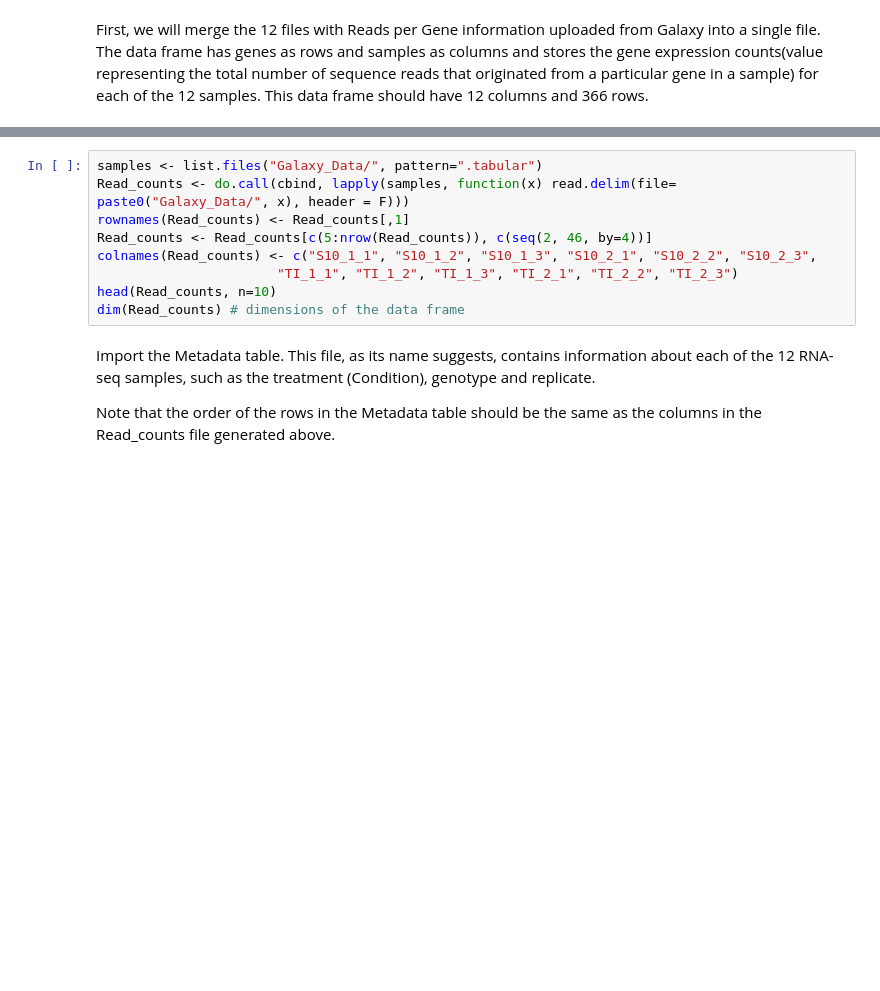
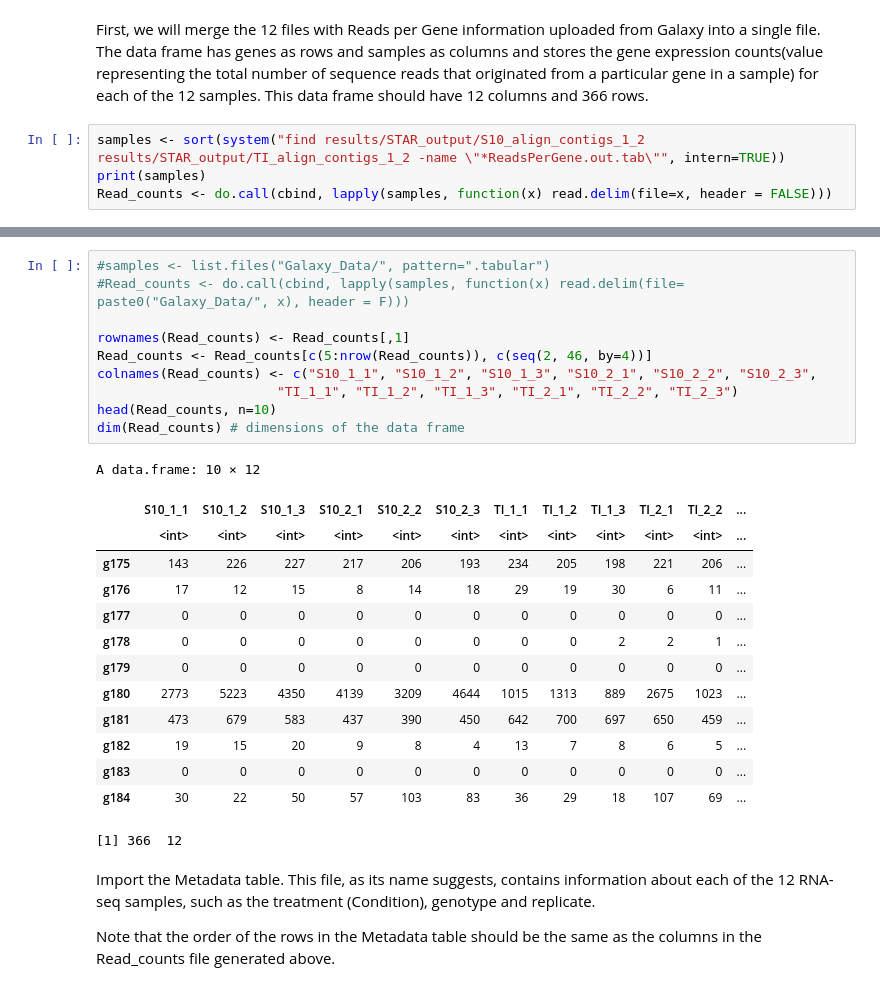
Before and after one commit to hds-sandbox/NGS_summer_course_Aarhus, a Jupyter notebook: Notebooks/03_bulk_RNA_analysis.ipynb, the cells around one changed output, grey strips where cells are left out. Saved outputs shown, nothing was run; the diff lists cells and outputs as text; blank space fills up the shorter version.

```diff
--- a/Notebooks/03_bulk_RNA_analysis.ipynb
+++ b/Notebooks/03_bulk_RNA_analysis.ipynb
@@ -60,3 +78,7 @@ First, we will merge the 12 files with Reads per Gene information uploaded from
 <br>
 The data frame has genes as rows and samples as columns and stores the gene expression counts(value representing the total number of sequence reads that originated from a particular gene in a sample) for each of the 12 samples.
 This data frame should have 12 columns and 366 rows.
+# %%
+samples <- sort(system("find results/STAR_output/S10_align_contigs_1_2 results/STAR_output/TI_align_contigs_1_2 -name \"*ReadsPerGene.out.tab\"", intern=TRUE))
+print(samples)
+Read_counts <- do.call(cbind, lapply(samples, function(x) read.delim(file=x, header = FALSE)))
@@ -63,12 +98,28 @@ This data frame should have 12 columns and 366 rows.
 # %%
-samples <- list.files("Galaxy_Data/", pattern=".tabular")
-Read_counts <- do.call(cbind, lapply(samples, function(x) read.delim(file= paste0("Galaxy_Data/", x), header = F)))
+#samples <- list.files("Galaxy_Data/", pattern=".tabular")
+#Read_counts <- do.call(cbind, lapply(samples, function(x) read.delim(file= paste0("Galaxy_Data/", x), header = F)))
+
 rownames(Read_counts) <- Read_counts[,1]
 Read_counts <- Read_counts[c(5:nrow(Read_counts)), c(seq(2, 46, by=4))]
 colnames(Read_counts) <- c("S10_1_1", "S10_1_2", "S10_1_3", "S10_2_1", "S10_2_2", "S10_2_3",
                        "TI_1_1", "TI_1_2", "TI_1_3", "TI_2_1", "TI_2_2", "TI_2_3")
 head(Read_counts, n=10)
 dim(Read_counts) # dimensions of the data frame
+# %% [output]
+A data.frame: 10 × 12
+|  | S10_1_1 | S10_1_2 | S10_1_3 | S10_2_1 | S10_2_2 | S10_2_3 | TI_1_1 | TI_1_2 | TI_1_3 | TI_2_1 | TI_2_2 | ... |
+|  | <int> | <int> | <int> | <int> | <int> | <int> | <int> | <int> | <int> | <int> | <int> | ... |
+| g175 | 143 | 226 | 227 | 217 | 206 | 193 | 234 | 205 | 198 | 221 | 206 | ... |
+| g176 | 17 | 12 | 15 | 8 | 14 | 18 | 29 | 19 | 30 | 6 | 11 | ... |
+| g177 | 0 | 0 | 0 | 0 | 0 | 0 | 0 | 0 | 0 | 0 | 0 | ... |
+| g178 | 0 | 0 | 0 | 0 | 0 | 0 | 0 | 0 | 2 | 2 | 1 | ... |
+| g179 | 0 | 0 | 0 | 0 | 0 | 0 | 0 | 0 | 0 | 0 | 0 | ... |
+| g180 | 2773 | 5223 | 4350 | 4139 | 3209 | 4644 | 1015 | 1313 | 889 | 2675 | 1023 | ... |
+| g181 | 473 | 679 | 583 | 437 | 390 | 450 | 642 | 700 | 697 | 650 | 459 | ... |
+| g182 | 19 | 15 | 20 | 9 | 8 | 4 | 13 | 7 | 8 | 6 | 5 | ... |
+| g183 | 0 | 0 | 0 | 0 | 0 | 0 | 0 | 0 | 0 | 0 | 0 | ... |
+| g184 | 30 | 22 | 50 | 57 | 103 | 83 | 36 | 29 | 18 | 107 | 69 | ... |
+[1] 366  12
 # %% [markdown]
 Import the Metadata table. This file, as its name suggests, contains information about each of the 12 RNA-seq samples, such as the treatment (Condition), genotype and replicate.
 
```
Also changed, not shown: parts of 25 cells of this notebook, 8 other files.
